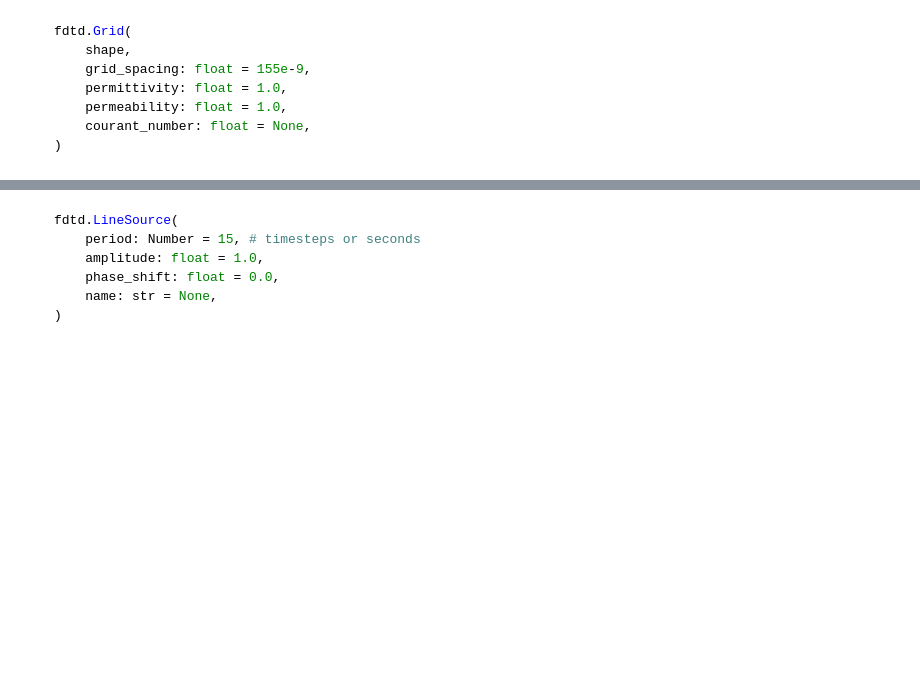
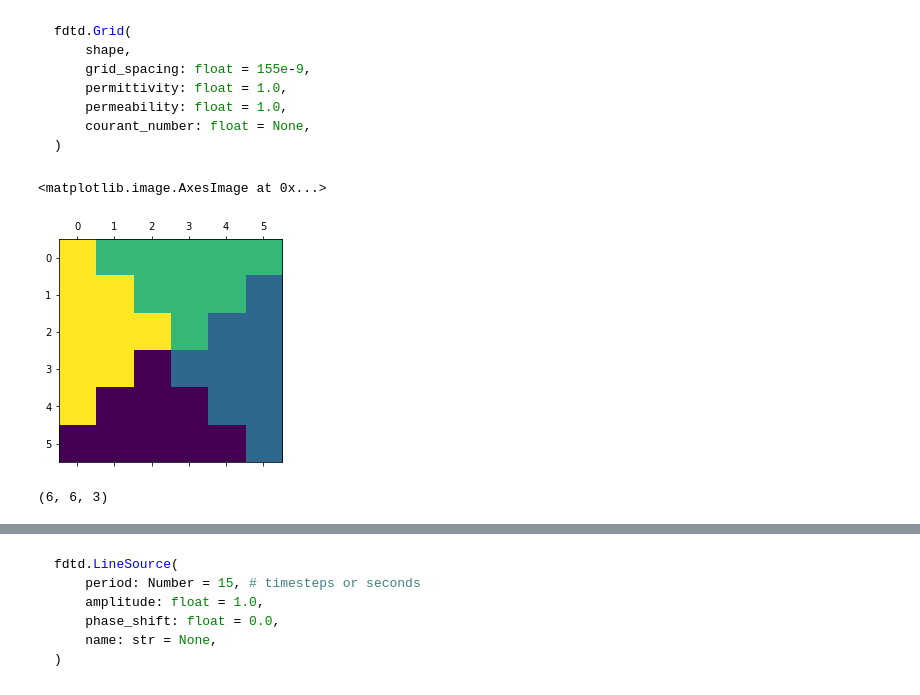
Before and after one commit to tornikeo/fe_vortex_optic_gates, a Jupyter notebook: fdtd-simulation.ipynb, the cells around one changed output, grey strips where cells are left out. Drawn from its saved outputs; the diff is of its cells as text; code cells hidden in the pictures; blank space fills up the shorter version.

```diff
--- a/fdtd-simulation.ipynb
+++ b/fdtd-simulation.ipynb
@@ -50,0 +76,20 @@ fdtd.Grid(
+# %%
+vortex = [
+    ['v'] + ['<'] * 5,
+    ['v'] * 2 + ['<'] * 3 + ['^'],
+    ['v'] * 3 + ['<'] + ['^'] * 2,
+    ['v'] * 2 + ['>'] + ['^'] + ['^'] * 2,
+    ['v'] * 1 + ['>'] * 3 + ['^'] * 2,
+    ['>'] * 5 + ['^'],
+]
+vortex = np.array(vortex)
+rads = [3*pi/2,0,pi/2,pi]
+for a,b in zip(list('v>^<'),rads):
+    vortex = np.where(vortex == a,b,vortex)
+vortex = vortex.astype('float32')
+# %%
+import matplotlib.pyplot as plt
+plt.matshow(vortex)
+# %% [output]
+<matplotlib.image.AxesImage at 0x...>
+[figure, added]
@@ -50,0 +112,4 @@ fdtd.Grid(
+# %%
+vortex_eps.shape
+# %% [output]
+(6, 6, 3)
```
Also changed, not shown: parts of 25 cells of this notebook.
